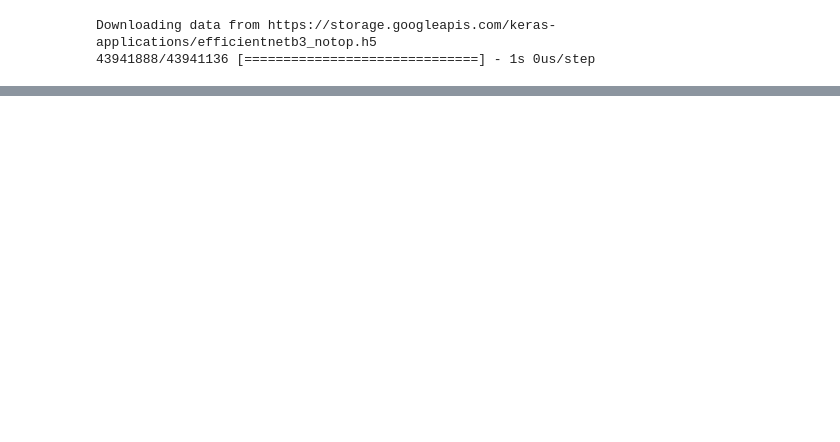
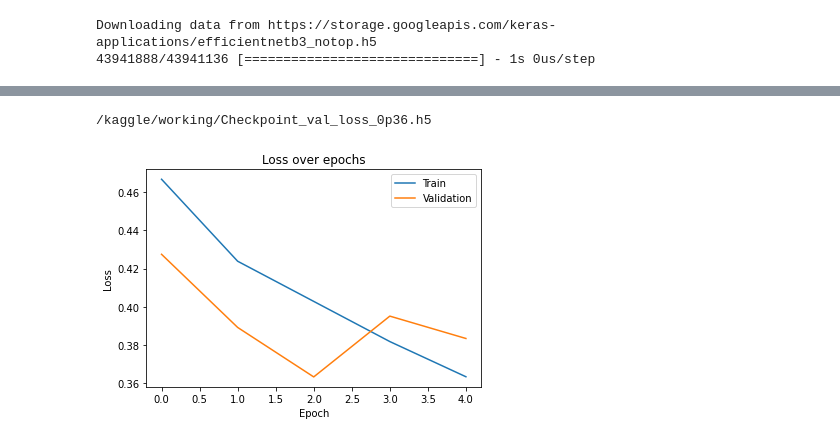
Before and after one commit to fudw/cassava-diseases-classification, a Jupyter notebook: cassava-diseases-classification-tf.ipynb, the cells around one changed output, grey strips where cells are left out. Drawn from its saved outputs; the diff is of its cells as text; code cells hidden in the pictures; blank space fills up the shorter version.

```diff
--- a/cassava-diseases-classification-tf.ipynb
+++ b/cassava-diseases-classification-tf.ipynb
@@ -232,11 +217,15 @@ _________________________________________________________________
 # %%
-epochs = 1
+epochs = 5
 callbacks = [tf.keras.callbacks.EarlyStopping(monitor = 'val_loss',
                                              patience = 3),
              tf.keras.callbacks.ModelCheckpoint(filepath = 'best_model',
                                                 monitor='val_loss',
                                                 save_best_only=True,
-                                                save_weights_only = True)]
+                                                save_weights_only = True),
+            tf.keras.callbacks.ReduceLROnPlateau(monitor='val_loss',
+                                                 factor=0.3,
+                                                 patience=2,
+                                                 mode = 'min')]
 optimizer = tf.keras.optimizers.Adam(learning_rate = 1e-4)
 loss_function = tf.keras.losses.SparseCategoricalCrossentropy()
 
@@ -284,3 +289,15 @@ unfreeze_model(final_model)
 # %%
 from IPython.display import FileLink
-FileLink('Checkpoint_val_loss_0p51.h5')
+FileLink('Checkpoint_val_loss_0p36.h5')
+# %% [output]
+/kaggle/working/Checkpoint_val_loss_0p36.h5
+# %%
+plt.plot(hist.history['loss'])
+plt.plot(hist.history['val_loss'])
+plt.title('Loss over epochs')
+plt.ylabel('Loss')
+plt.xlabel('Epoch')
+plt.legend(['Train', 'Validation'], loc='best')
+plt.show()
+# %% [output]
+[figure, added]
```
Also changed, not shown: parts of 20 cells of this notebook.
